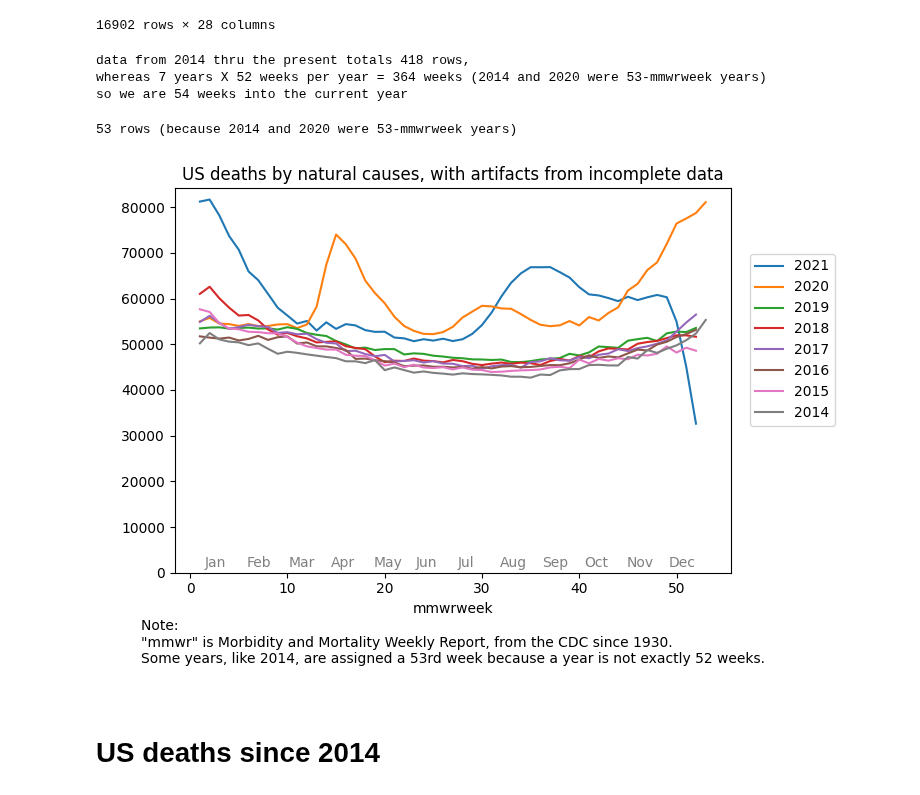
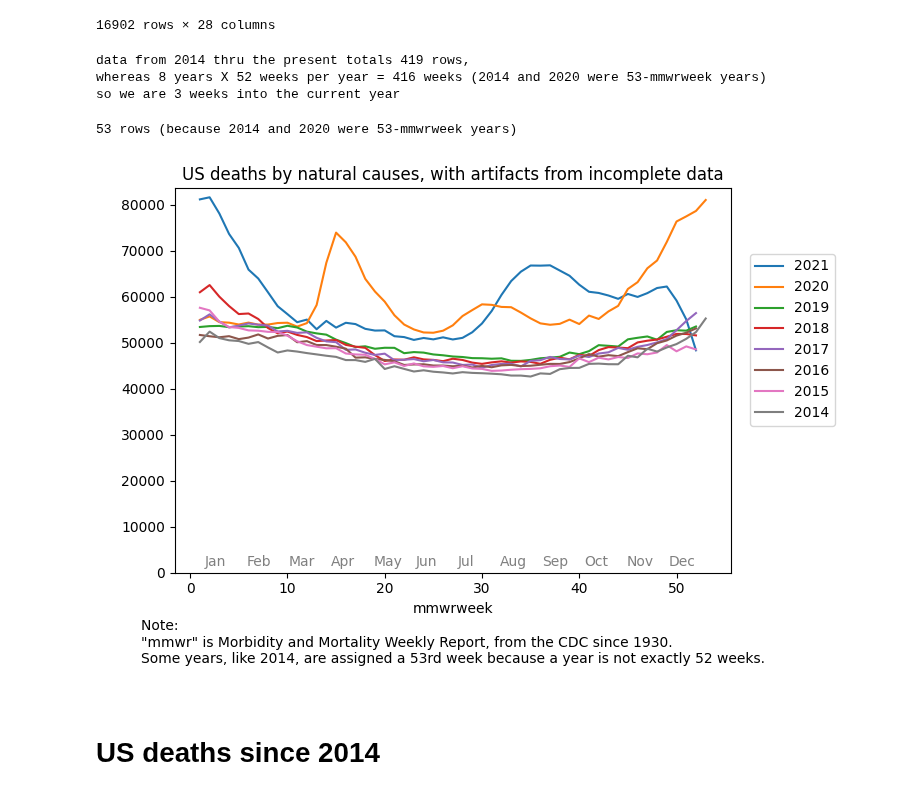
Before and after one commit to jsaponara/exploring_death_data, a Jupyter notebook: deaths-us-natural_cause.ipynb, the cells around one changed output. Cells and saved outputs as stored; diff of their text form; code cells hidden in the pictures.

Commit message:
update for 2022-0120 CDC data release.

```diff
--- a/deaths-us-natural_cause.ipynb
+++ b/deaths-us-natural_cause.ipynb
@@ -243,16 +249,16 @@ thus there is a 53rd mmwr week (in 2014)--this happens every 5 or 6 years
 all_data = pd.concat([baseline_df, current_df])
 loc_data_raw = all_data.query(f"jurisdiction_of_occurrence == '{loc}'")
 n_entire_yrs_in_baseline = len(baseline_df.mmwryear.unique())
-n_entire_yrs_in_current = 1
+n_entire_yrs_in_current = len(current_df.mmwryear.unique()) - 1   # subtract cuz the current year is [almost!] never entire  # todo almost!
 n_entire_yrs = n_entire_yrs_in_baseline + n_entire_yrs_in_current
     # todo dont hardcode
 print(f'\ndata from 2014 thru the present totals {len(loc_data_raw)} rows,\nwhereas {n_entire_yrs} years X 52 weeks per year = {n_entire_yrs * 52} weeks'
       + ' (2014 and 2020 were 53-mmwrweek years)\n'
       + f'so we are {len(loc_data_raw) - n_entire_yrs * 52} weeks into the current year\n')
 # %% [output]
-data from 2014 thru the present totals 418 rows,
-whereas 7 years X 52 weeks per year = 364 weeks (2014 and 2020 were 53-mmwrweek years)
-so we are 54 weeks into the current year
+data from 2014 thru the present totals 419 rows,
+whereas 8 years X 52 weeks per year = 416 weeks (2014 and 2020 were 53-mmwrweek years)
+so we are 3 weeks into the current year
 # %%
 def select_col(df, col, start_year=2014):
     return pd.DataFrame({
@@ -287,15 +293,18 @@ def plot_df(df, title=None, caption=None, order=None, xylegend=None,
 
     ax = fig.gca()
         # gca stands for 'get current axes'
+    # reverse columns so that legend better corresponds to location of data [most recent year is uppermost]
     if order == 'by_sum':
         columns = [col for summ, col in reversed(sorted((df[col].sum(), col) for col in df.columns))]
     elif order == 'by_final_value':
         columns = [col for summ, col in reversed(sorted((df[col].iat[-1], col) for col in df.columns))]
     else:
         columns = order(df.columns) if order else df.columns
-    # reverse columns so that legend better corresponds to location of data [2020 is uppermost]
+    def num_points_in_column(series):
+        return len(list(x for x in series if x is not None and not np.isnan(x)))
     for yr in columns:
-        df[yr].plot(kind='line',x='mmwrweek', y='natural_cause', ax=ax)
+        if num_points_in_column(df[yr]) > 1:  # todo how graph the 1st point of the new year?
+            df[yr].plot(kind='line',x='mmwrweek', y='natural_cause', ax=ax)
 
     # set y-axis to start at zero
     ax.set_ylim(bottom=0)
@@ -329,34 +338,34 @@ def plot_df(df, title=None, caption=None, order=None, xylegend=None,
             # "- 1" cuz months already contains one copy of months0
         months += additional_full_years * months0 + months0[:latest_month]
         plt.axvline(x = 53.5, color = 'gray', linewidth=0.5)
         ax.annotate('2020', xy=(47, ypos_year), xycoords='data', color='gray')  # todo dont hardcode
         ax.annotate('2021', xy=(54, ypos_year), xycoords='data', color='gray')
     for i, m in enumerate(months):
         # each month name is 2.5-3weeks wide,
         # so we start each name 1week into its interval
         ax.annotate(m, xy=(1.5+i*52/12, ypos_month), xycoords='data', color='gray')
 
     fig.tight_layout()
     plt.show()
 
     if output_file:
         # todo prevent figure caption from being cut off.
         fig.savefig(output_file)
 
 plot_df(
     nat_cod_by_yr,
     f'{loc_as_xx} deaths by natural causes, with artifacts from incomplete data',
     order=reversed,
     xylegend=(1.15,0.8),
     caption='''
         Note:
         "mmwr" is Morbidity and Mortality Weekly Report, from the CDC since 1930.
         Some years, like 2014, are assigned a 53rd week because a year is not exactly 52 weeks.
     ''',
 
 )
 # %% [output]
-[figure, old version]
+[figure, new version]
 # %%
 # useful code to avoid using the most incomplete recent data points
 
```
Also changed, not shown: parts of 6 cells of this notebook, 1 other file.
